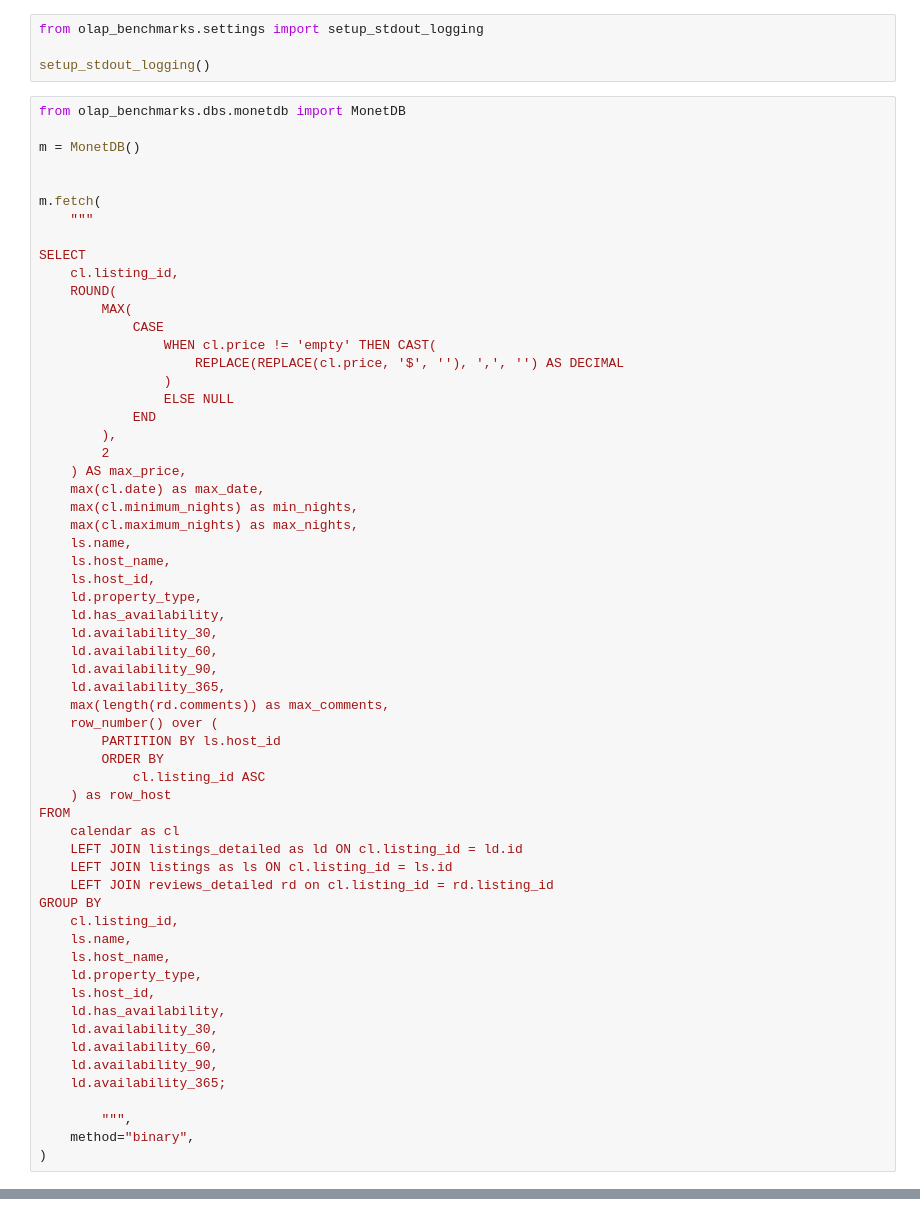
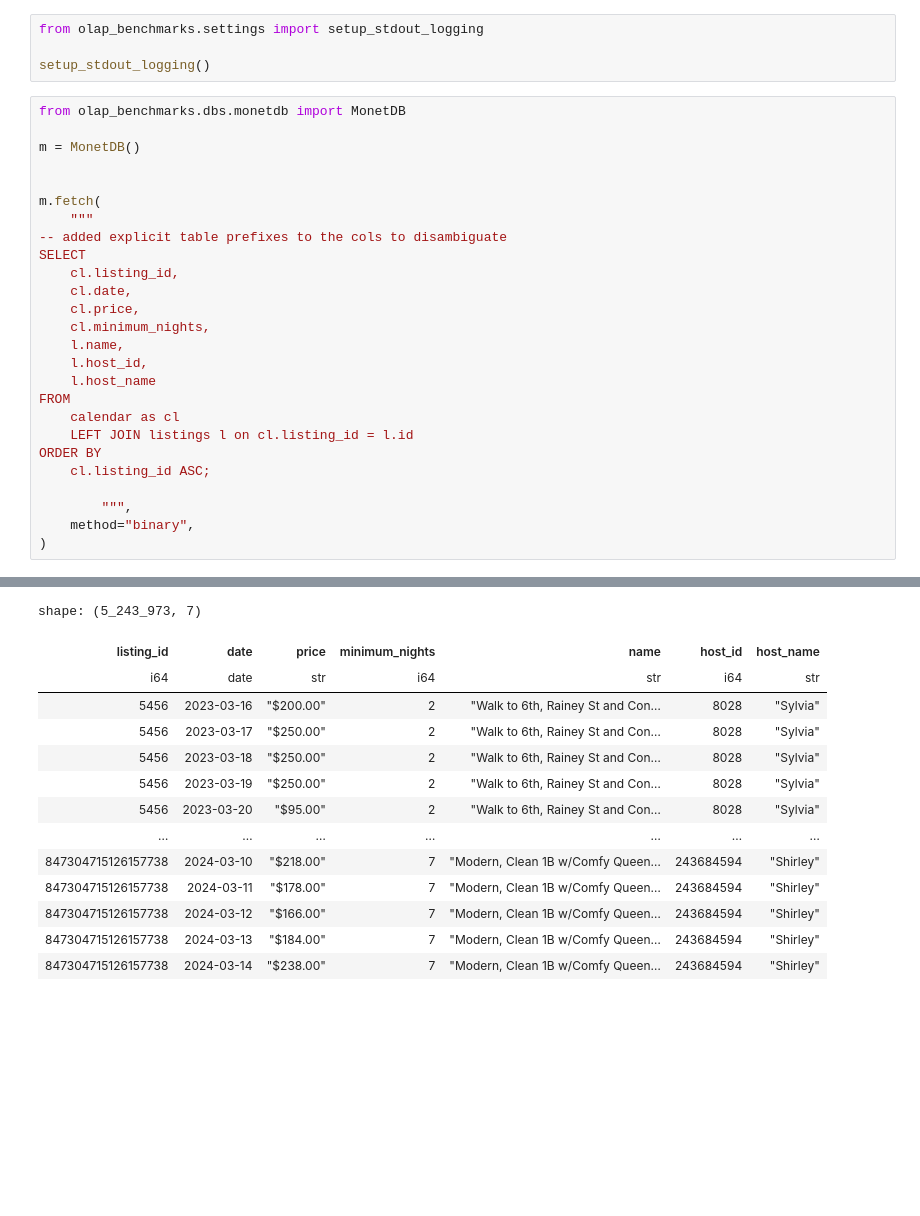
Before and after one commit to wlaur/olap-benchmarks, a Jupyter notebook: notebooks/monetdb.ipynb, the cells around one changed output, grey strips where cells are left out. Cells and saved outputs as stored; diff of their text form; blank space fills up the shorter version.

```diff
--- a/notebooks/monetdb.ipynb
+++ b/notebooks/monetdb.ipynb
@@ -33,55 +39,22 @@ m = MonetDB()
 
 m.fetch(
     """
-
+-- added explicit table prefixes to the cols to disambiguate
 SELECT
     cl.listing_id,
-    ROUND(
-        MAX(
-            CASE
-                WHEN cl.price != 'empty' THEN CAST(
-                    REPLACE(REPLACE(cl.price, '$', ''), ',', '') AS DECIMAL
-                )
-                ELSE NULL
-            END
-        ),
-        2
-    ) AS max_price,
-    max(cl.date) as max_date,
-    max(cl.minimum_nights) as min_nights,
-    max(cl.maximum_nights) as max_nights,
-    ls.name,
-    ls.host_name,
-    ls.host_id,
-    ld.property_type,
-    ld.has_availability,
-    ld.availability_30,
-    ld.availability_60,
-    ld.availability_90,
-    ld.availability_365,
-    max(length(rd.comments)) as max_comments,
-    row_number() over (
-        PARTITION BY ls.host_id
-        ORDER BY
-            cl.listing_id ASC
-    ) as row_host
+    cl.date,
+    cl.price,
+    cl.minimum_nights,
+    l.name,
+    l.host_id,
+    l.host_name
 FROM
     calendar as cl
-    LEFT JOIN listings_detailed as ld ON cl.listing_id = ld.id
-    LEFT JOIN listings as ls ON cl.listing_id = ls.id
-    LEFT JOIN reviews_detailed rd on cl.listing_id = rd.listing_id
-GROUP BY
-    cl.listing_id,
-    ls.name,
-    ls.host_name,
-    ld.property_type,
-    ls.host_id,
-    ld.has_availability,
-    ld.availability_30,
-    ld.availability_60,
-    ld.availability_90,
-    ld.availability_365;
+    LEFT JOIN listings l on cl.listing_id = l.id
+ORDER BY
+    cl.listing_id ASC;
 
         """,
     method="binary",
 )
+# %% [output]
@@ -87,0 +64,14 @@ GROUP BY
+shape: (5_243_973, 7)
+| listing_id | date | price | minimum_nights | name | host_id | host_name |
+| i64 | date | str | i64 | str | i64 | str |
+| 5456 | 2023-03-16 | "$200.00" | 2 | "Walk to 6th, Rainey St and Con… | 8028 | "Sylvia" |
+| 5456 | 2023-03-17 | "$250.00" | 2 | "Walk to 6th, Rainey St and Con… | 8028 | "Sylvia" |
+| 5456 | 2023-03-18 | "$250.00" | 2 | "Walk to 6th, Rainey St and Con… | 8028 | "Sylvia" |
+| 5456 | 2023-03-19 | "$250.00" | 2 | "Walk to 6th, Rainey St and Con… | 8028 | "Sylvia" |
+| 5456 | 2023-03-20 | "$95.00" | 2 | "Walk to 6th, Rainey St and Con… | 8028 | "Sylvia" |
+| … | … | … | … | … | … | … |
+| 847304715126157738 | 2024-03-10 | "$218.00" | 7 | "Modern, Clean 1B w/Comfy Queen… | 243684594 | "Shirley" |
+| 847304715126157738 | 2024-03-11 | "$178.00" | 7 | "Modern, Clean 1B w/Comfy Queen… | 243684594 | "Shirley" |
+| 847304715126157738 | 2024-03-12 | "$166.00" | 7 | "Modern, Clean 1B w/Comfy Queen… | 243684594 | "Shirley" |
+| 847304715126157738 | 2024-03-13 | "$184.00" | 7 | "Modern, Clean 1B w/Comfy Queen… | 243684594 | "Shirley" |
+| 847304715126157738 | 2024-03-14 | "$238.00" | 7 | "Modern, Clean 1B w/Comfy Queen… | 243684594 | "Shirley" |
```
Also changed, not shown: parts of 3 cells of this notebook, 1 other file.
